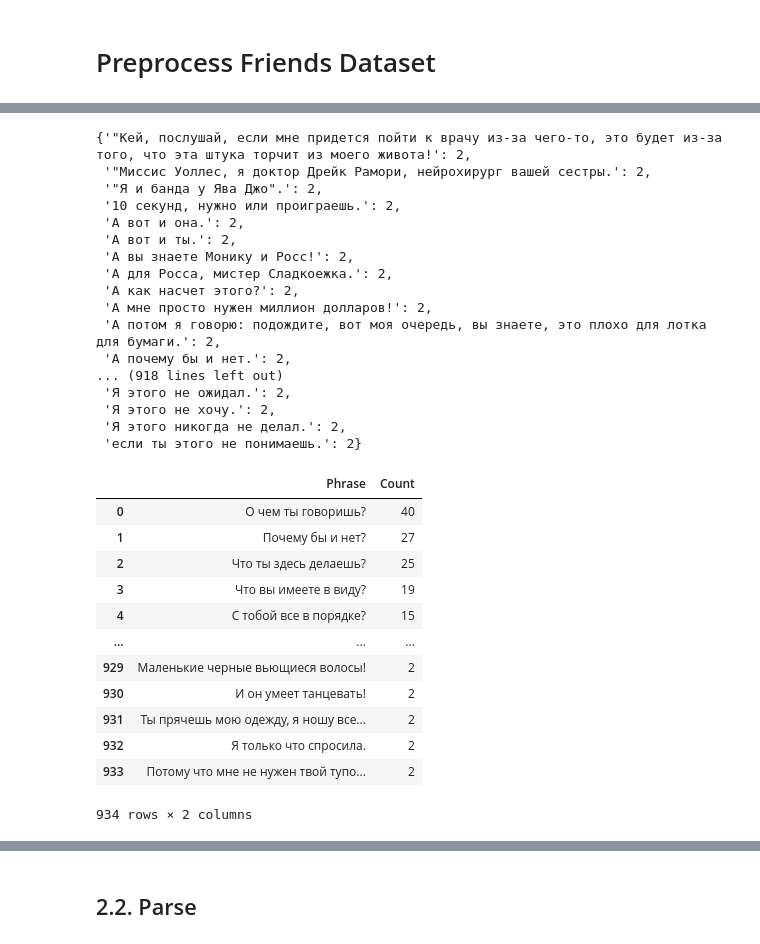
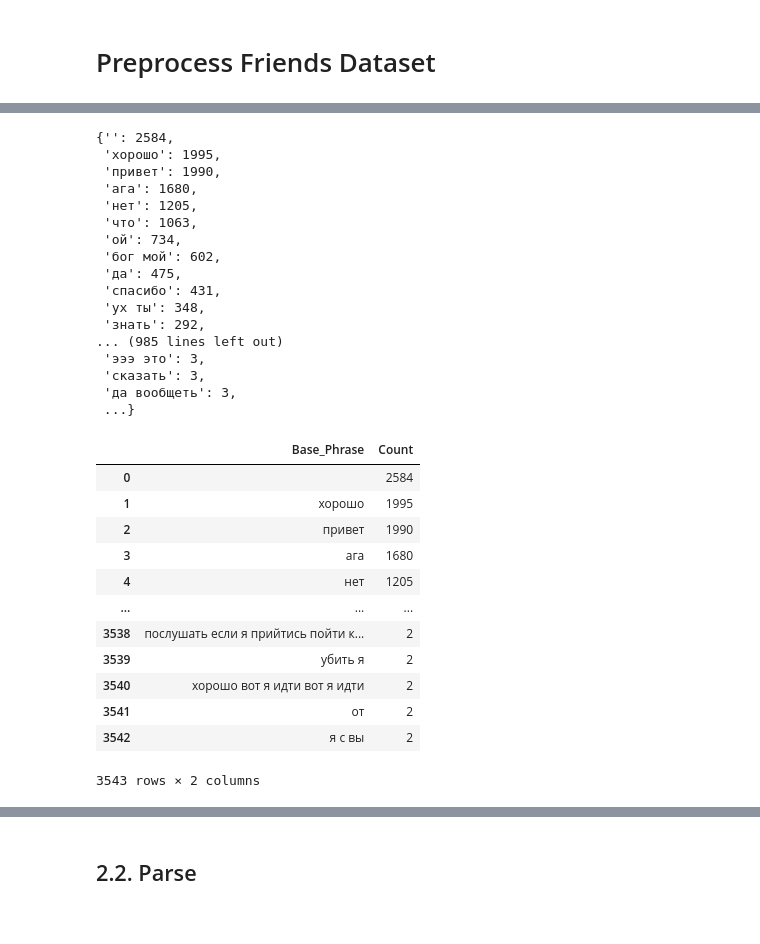
Before and after one commit to Alenush/style_transfer_sirius2021summer, a Jupyter notebook: utils/[Sergey_Polina]_Classification.ipynb, the cells around one changed output, grey strips where cells are left out. Saved outputs shown, nothing was run; the diff lists cells and outputs as text; code cells hidden in the pictures.

```diff
--- a/utils/[Sergey_Polina]_Classification.ipynb
+++ b/utils/[Sergey_Polina]_Classification.ipynb
@@ -220,6 +173,6 @@ import pandas as pd
 
 columns = ['Character', 'Phrase']
 df_ = pd.DataFrame(data, index=columns).T
-df_ = df_[df_.Phrase.apply(lambda x: len(x.split()) > 3)]
+# df_ = df_[df_.Phrase.apply(lambda x: len(x.split()) > 3)]
 df_.shape
 # %% [output]
@@ -247,0 +282,2 @@ import numpy as np
+# %%
+df_["Base_Phrase"] = df_["Phrase"].apply(base_form)
@@ -286,41 +338,41 @@ phrase_to_character
 # %%
-df_vc = df.Phrase.value_counts()
+df_vc = df_["Base_Phrase"].value_counts()
 df_vc = df_vc[df_vc > 1]
 vc = df_vc.to_dict()
 vc
 # %% [output]
-{'"Кей, послушай, если мне придется пойти к врачу из-за чего-то, это будет из-за того, что эта штука торчит из моего живота!': 2,
- '"Миссис Уоллес, я доктор Дрейк Рамори, нейрохирург вашей сестры.': 2,
- '"Я и банда у Ява Джо".': 2,
- '10 секунд, нужно или проиграешь.': 2,
- 'А вот и она.': 2,
- 'А вот и ты.': 2,
- 'А вы знаете Монику и Росс!': 2,
- 'А для Росса, мистер Сладкоежка.': 2,
- 'А как насчет этого?': 2,
- 'А мне просто нужен миллион долларов!': 2,
- 'А потом я говорю: подождите, вот моя очередь, вы знаете, это плохо для лотка для бумаги.': 2,
- 'А почему бы и нет.': 2,
-... (918 lines left out)
- 'Я этого не ожидал.': 2,
- 'Я этого не хочу.': 2,
- 'Я этого никогда не делал.': 2,
- 'если ты этого не понимаешь.': 2}
+{'': 2584,
+ 'хорошо': 1995,
+ 'привет': 1990,
+ 'ага': 1680,
+ 'нет': 1205,
+ 'что': 1063,
+ 'ой': 734,
+ 'бог мой': 602,
+ 'да': 475,
+ 'спасибо': 431,
+ 'ух ты': 348,
+ 'знать': 292,
+... (985 lines left out)
+ 'эээ это': 3,
+ 'сказать': 3,
+ 'да вообщеть': 3,
+ ...}
 # %%
 df_vc = df_vc.reset_index()
-df_vc.columns = ['Phrase', 'Count']
+df_vc.columns = ['Base_Phrase', 'Count']
 df_vc
 # %% [output]
-|  | Phrase | Count |
-| 0 | О чем ты говоришь? | 40 |
-| 1 | Почему бы и нет? | 27 |
-| 2 | Что ты здесь делаешь? | 25 |
-| 3 | Что вы имеете в виду? | 19 |
-| 4 | С тобой все в порядке? | 15 |
+|  | Base_Phrase | Count |
+| 0 |  | 2584 |
+| 1 | хорошо | 1995 |
+| 2 | привет | 1990 |
+| 3 | ага | 1680 |
+| 4 | нет | 1205 |
 | ... | ... | ... |
-| 929 | Маленькие черные вьющиеся волосы! | 2 |
-| 930 | И он умеет танцевать! | 2 |
-| 931 | Ты прячешь мою одежду, я ношу все... | 2 |
-| 932 | Я только что спросила. | 2 |
-| 933 | Потому что мне не нужен твой тупо... | 2 |
+| 3538 | послушать если я прийтись пойти к... | 2 |
+| 3539 | убить я | 2 |
+| 3540 | хорошо вот я идти вот я идти | 2 |
+| 3541 | от | 2 |
+| 3542 | я с вы | 2 |
-934 rows × 2 columns
+3543 rows × 2 columns
```
Also changed, not shown: parts of 51 cells of this notebook.
